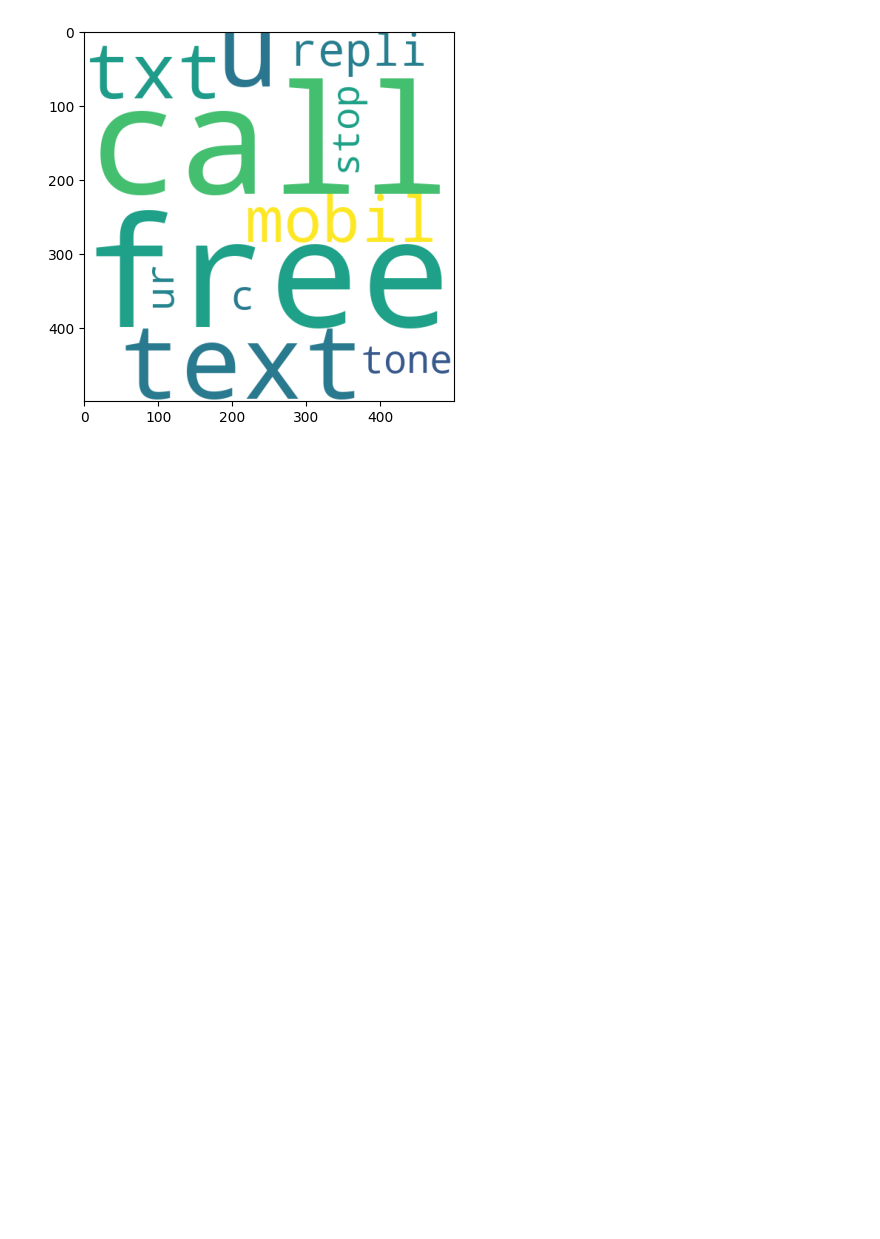
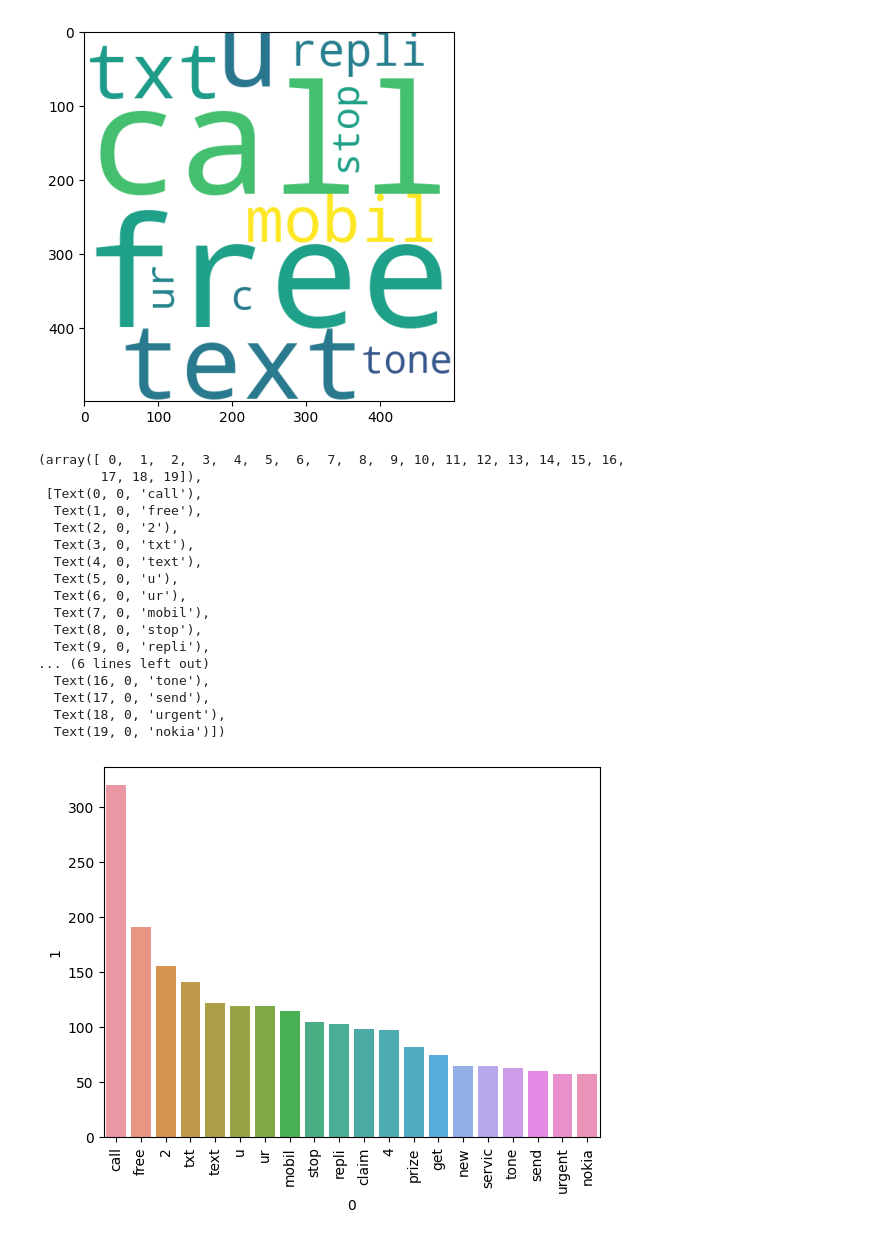
Before and after one commit to jhansimahato/Machine-learning-Projects, a Jupyter notebook: Email Spam Classifier/spam_classifier.ipynb, the cells around one changed output. Drawn from its saved outputs; the diff is of its cells as text; code cells hidden in the pictures; blank space fills up the shorter version.

Commit message:
top_words_in_ham

```diff
--- a/Email Spam Classifier/spam_classifier.ipynb
+++ b/Email Spam Classifier/spam_classifier.ipynb
@@ -303,3 +303,39 @@ plt.imshow(spam_wc)
 # %% [output]
 <matplotlib.image.AxesImage at 0x...>
 [figure]
+# %%
+# top 30 words used in ham
+
+spam_word = []
+
+for msg in data[data['target']==1]['transformed_text'].tolist():
+    for word in msg.split():
+        spam_word.append(word)
+
+
+
+from collections import Counter
+
+most_used_words_spam = pd.DataFrame(Counter(spam_word).most_common(20))
+# %%
+sns.barplot(x=most_used_words_spam[0],y=most_used_words_spam[1])
+plt.xticks(rotation='vertical')
+# %% [output]
+(array([ 0,  1,  2,  3,  4,  5,  6,  7,  8,  9, 10, 11, 12, 13, 14, 15, 16,
+        17, 18, 19]),
+ [Text(0, 0, 'call'),
+  Text(1, 0, 'free'),
+  Text(2, 0, '2'),
+  Text(3, 0, 'txt'),
+  Text(4, 0, 'text'),
+  Text(5, 0, 'u'),
+  Text(6, 0, 'ur'),
+  Text(7, 0, 'mobil'),
+  Text(8, 0, 'stop'),
+  Text(9, 0, 'repli'),
+... (6 lines left out)
+  Text(16, 0, 'tone'),
+  Text(17, 0, 'send'),
+  Text(18, 0, 'urgent'),
+  Text(19, 0, 'nokia')])
+[figure, added]
```
